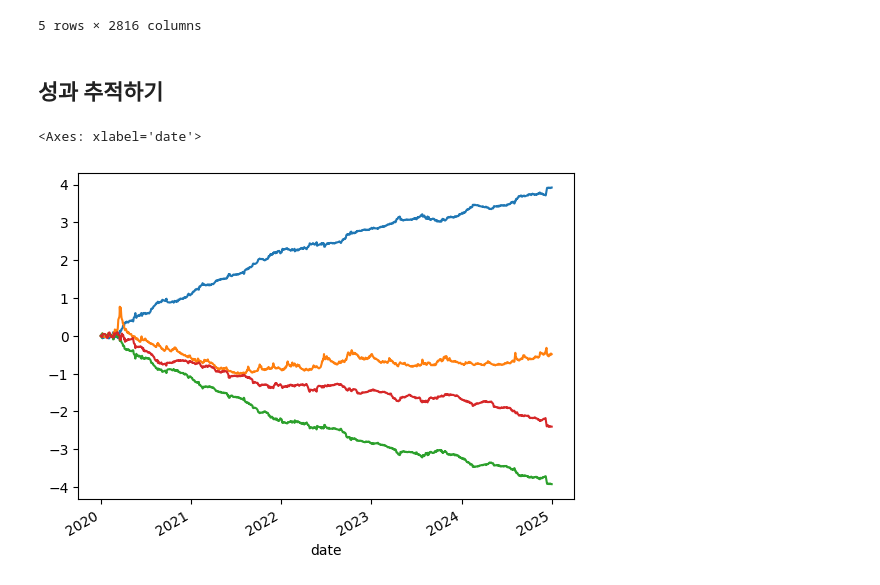
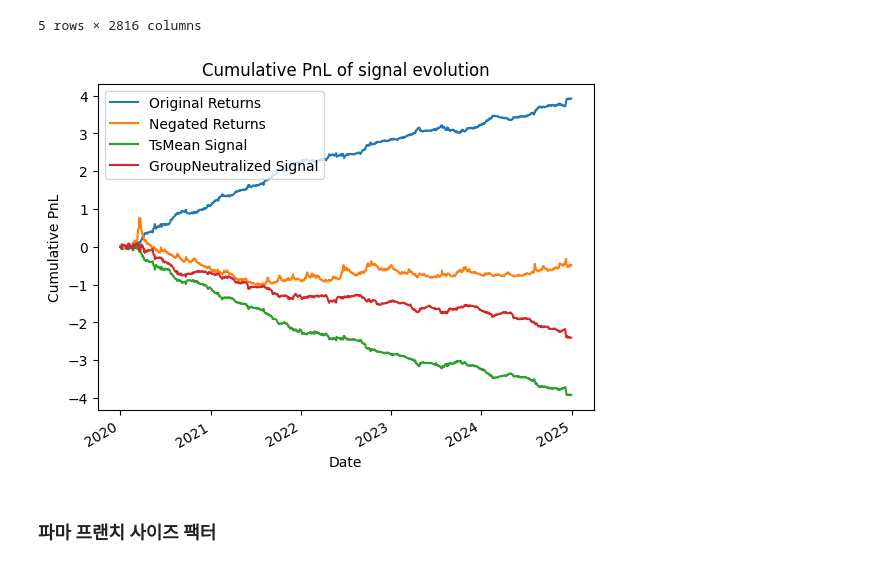
Before and after one commit to jaepil-choi/alpha-excel, a Jupyter notebook: notebooks/alpha-excel-tutorial.ipynb, the cells around one changed output. Drawn from its saved outputs; the diff is of its cells as text; code cells hidden in the pictures.

```diff
--- a/notebooks/alpha-excel-tutorial.ipynb
+++ b/notebooks/alpha-excel-tutorial.ipynb
@@ -101,18 +119,25 @@ result.head()
 | 2020-01-07 | 0.000092 | NaN | 0.012825 | -0.006061 | 0.011786 | 0.005938 | 0.001747 | 0.001903 | 0.008787 | -0.008665 | ... | ... |
 | 2020-01-08 | -0.003432 | NaN | 0.006377 | -0.006008 | 0.007306 | 0.007259 | -0.000565 | -0.003714 | 0.004435 | -0.013427 | ... | ... |
 5 rows × 2816 columns
-# %% [markdown]
-## 성과 추적하기
 # %%
 step0 = ae.get_cumulative_pnl(0) # 'returns' 자체를 시그널로 사용했을 때의 수익률
 step1 = ae.get_cumulative_pnl(1) # -1 곱했을 때의 수익률
 step2 = ae.get_cumulative_pnl(2) # TsMean 씌웠을 때의 수익률
 step3 = ae.get_cumulative_pnl(3) # GroupNeutralize 씌웠을 때의 수익률
 # %%
-step0.plot()
-step1.plot()
-step2.plot()
-step3.plot()
+from matplotlib import pyplot as plt
+
+step0.plot(label='Original Returns')
+step1.plot(label='Negated Returns')
+step2.plot(label='TsMean Signal')
+step3.plot(label='GroupNeutralized Signal')
+
+plt.title('Cumulative PnL of signal evolution')
+plt.xlabel('Date')
+plt.ylabel('Cumulative PnL')
+plt.legend()
+plt.show()
 # %% [output]
-<Axes: xlabel='date'>
-[figure, old version]
+[figure, new version]
+# %% [markdown]
+### 파마 프랜치 사이즈 팩터
```
Also changed, not shown: parts of 6 cells of this notebook.
